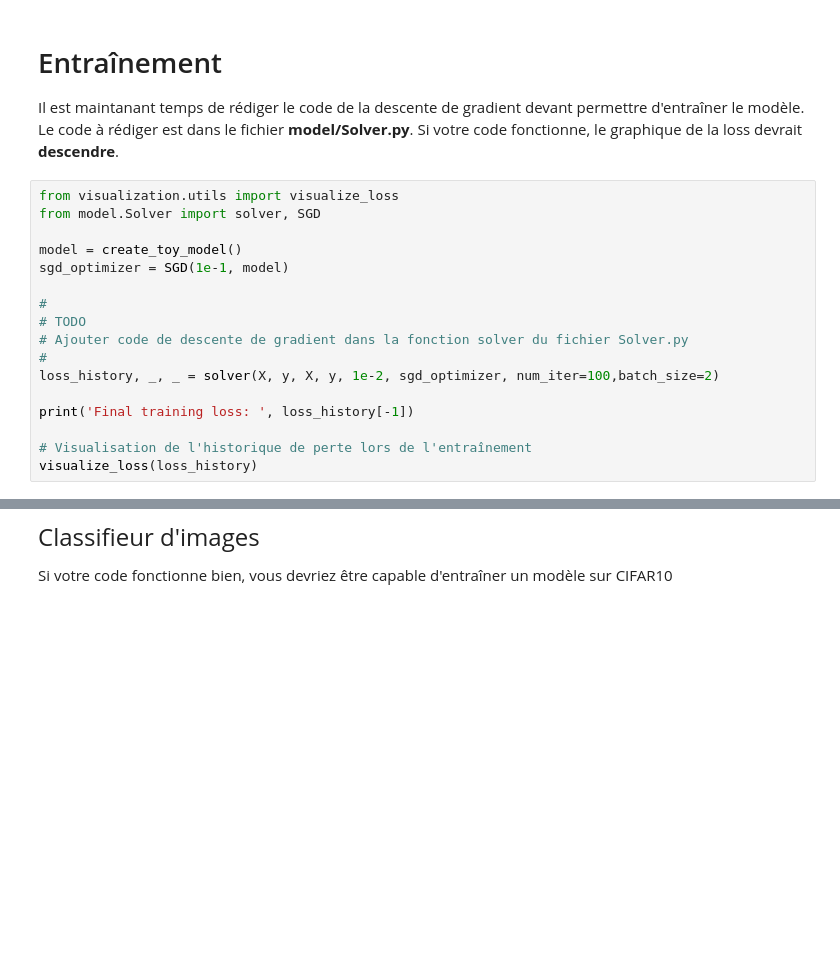
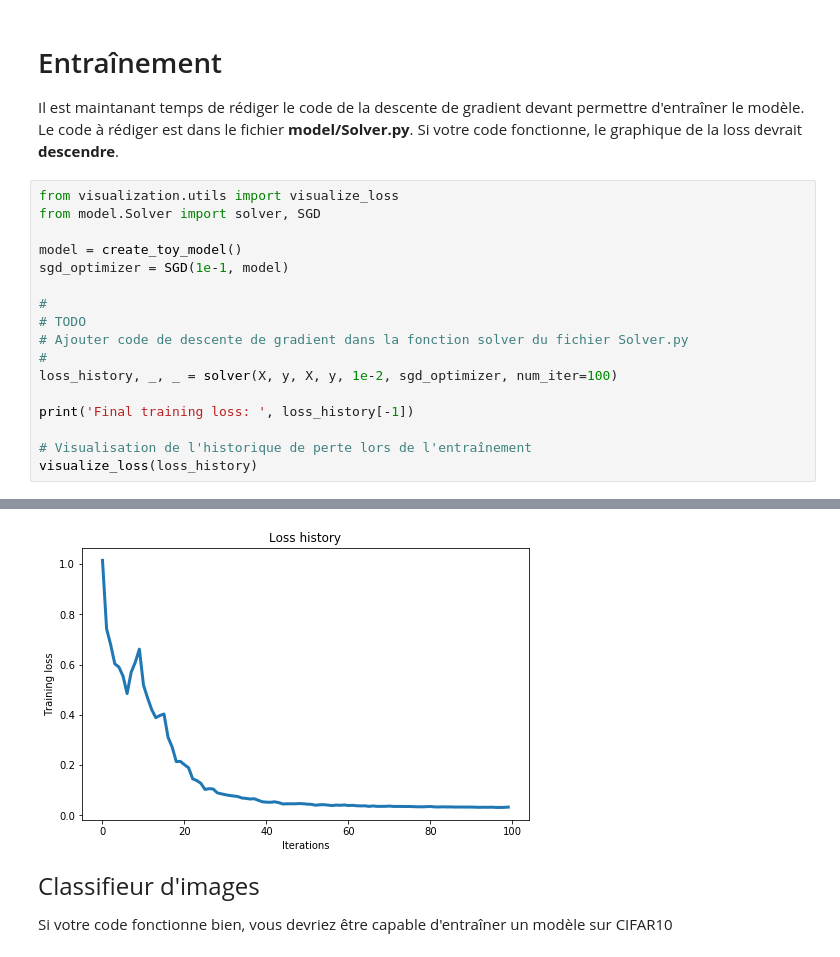
Before and after one commit to djeffkanda/fully_connected_nn_numpy, a Jupyter notebook: prog/tp1_neural_net.ipynb, the cells around one changed output, grey strips where cells are left out. Drawn from its saved outputs; the diff is of its cells as text; blank space fills up the shorter version.

```diff
--- a/prog/tp1_neural_net.ipynb
+++ b/prog/tp1_neural_net.ipynb
@@ -271,7 +282,7 @@ sgd_optimizer = SGD(1e-1, model)
 # TODO
 # Ajouter code de descente de gradient dans la fonction solver du fichier Solver.py
 #
-loss_history, _, _ = solver(X, y, X, y, 1e-2, sgd_optimizer, num_iter=100,batch_size=2)
+loss_history, _, _ = solver(X, y, X, y, 1e-2, sgd_optimizer, num_iter=100)
 
 print('Final training loss: ', loss_history[-1])
 
@@ -282,3 +294,4 @@ ValueError: non-broadcastable output operand with shape (10,) doesn't match the
+[figure, added]
 # %% [markdown]
 <font size="5">Classifieur d'images</font>
 
```
Also changed, not shown: parts of 13 cells of this notebook, 2 other files.
